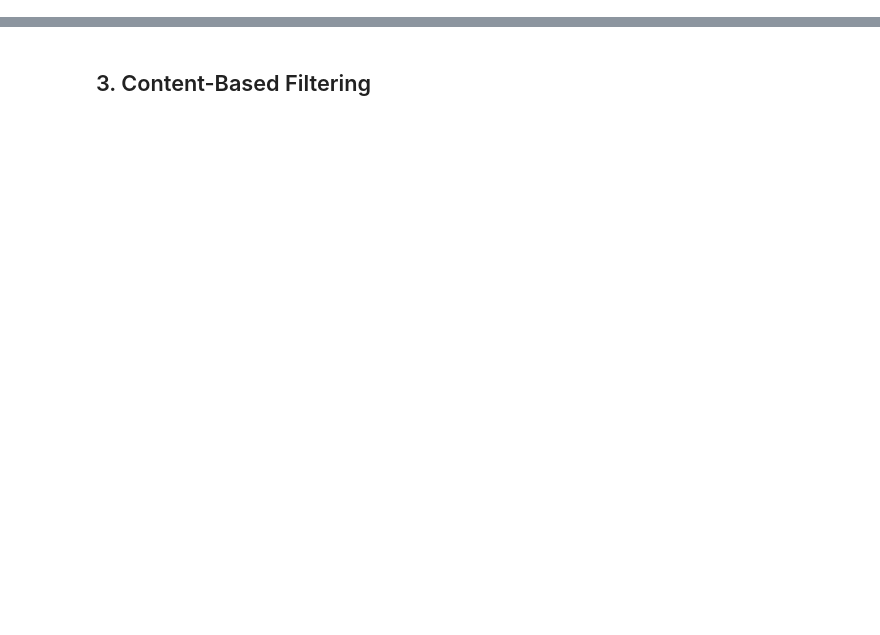
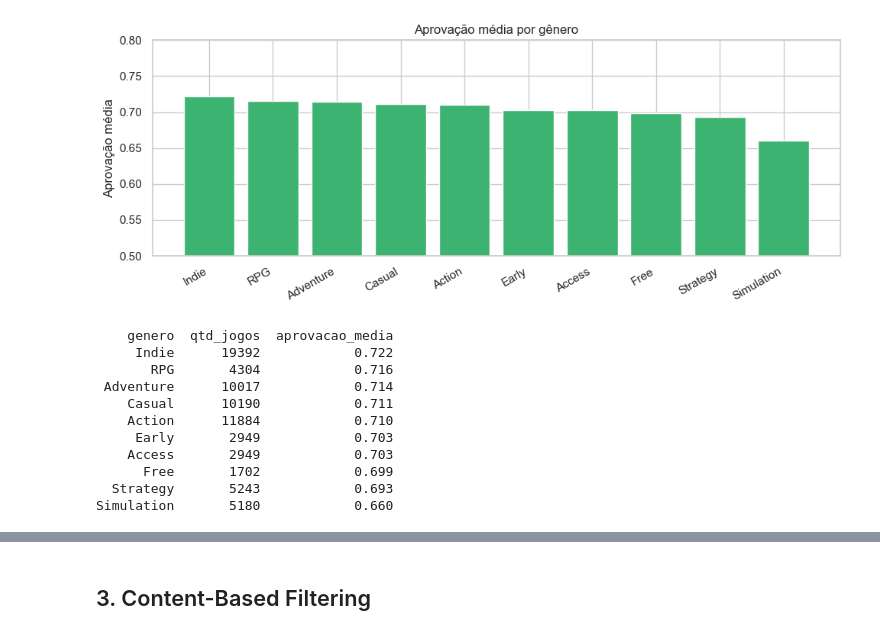
Before and after one commit to MateusLOS/game-recommender-ml, a Jupyter notebook: notebooks/analysis.ipynb, the cells around one changed output, grey strips where cells are left out. Saved outputs shown, nothing was run; the diff lists cells and outputs as text; code cells hidden in the pictures; blank space fills up the shorter version.

```diff
--- a/notebooks/analysis.ipynb
+++ b/notebooks/analysis.ipynb
@@ -80,0 +132,40 @@ if 'genres' in df.columns:
+# %%
+# Aprovação média por gênero
+# Simulation e Sports ficam abaixo dos outros — provavelmente expectativa técnica
+# mais alta (física, IA) que jogos menores não conseguem entregar
+top10_genres = genre_series.value_counts().head(10).index.tolist()
+genre_approval = []
+
+for g in top10_genres:
+    mask = df['genres'].fillna('').str.contains(g)
+    genre_approval.append({
+        'genero': g,
+        'qtd_jogos': int(mask.sum()),
+        'aprovacao_media': round(float(df.loc[mask, 'approval'].mean()), 3)
+    })
+
+ga_df = pd.DataFrame(genre_approval).sort_values('aprovacao_media', ascending=False)
+
+fig, ax = plt.subplots(figsize=(10, 4))
+ax.bar(ga_df['genero'], ga_df['aprovacao_media'], color='mediumseagreen', edgecolor='white')
+ax.set_ylim(0.5, 0.8)
+ax.set_title('Aprovação média por gênero')
+ax.set_ylabel('Aprovação média')
+plt.xticks(rotation=30, ha='right')
+plt.tight_layout()
+plt.show()
+
+print(ga_df.to_string(index=False))
+# %% [output]
+[figure, added]
+    genero  qtd_jogos  aprovacao_media
+     Indie      19392            0.722
+       RPG       4304            0.716
+ Adventure      10017            0.714
+    Casual      10190            0.711
+    Action      11884            0.710
+     Early       2949            0.703
+    Access       2949            0.703
+      Free       1702            0.699
+  Strategy       5243            0.693
+Simulation       5180            0.660
```
Also changed, not shown: parts of 30 cells of this notebook.
